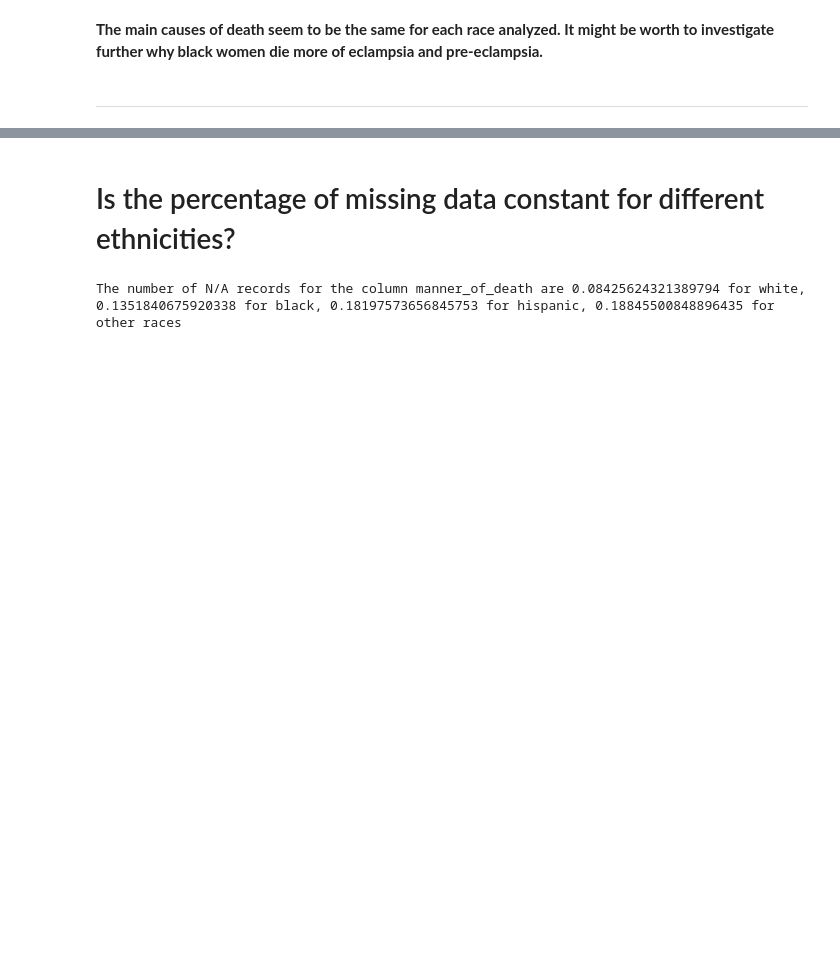
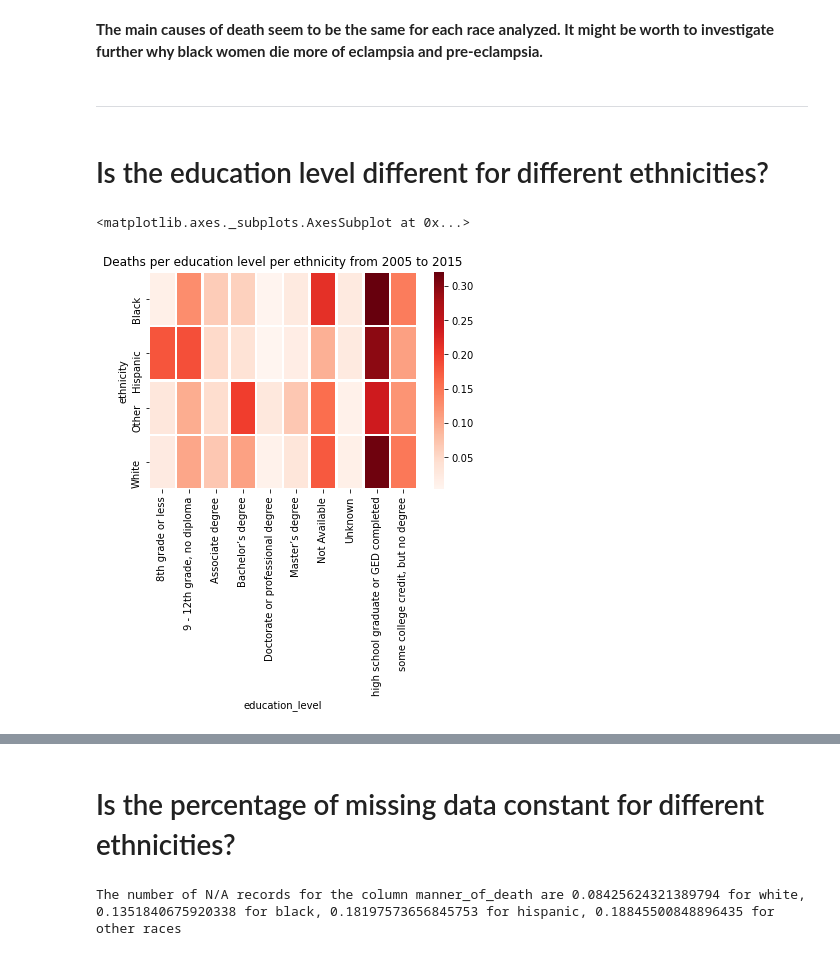
Before and after one commit to andrezafeu/maternal_mortality, a Jupyter notebook: EDA.ipynb, the cells around one changed output, grey strips where cells are left out. Saved outputs shown, nothing was run; the diff lists cells and outputs as text; code cells hidden in the pictures; blank space fills up the shorter version.

```diff
--- a/EDA.ipynb
+++ b/EDA.ipynb
@@ -568,3 +552,10 @@ create_ethnicity_heatmap(df, 'education_level', 'columns')
 **The main causes of death seem to be the same for each race analyzed.  It might be worth to investigate further why black women die more of eclampsia and pre-eclampsia.**
 # %% [markdown]
 ----
+# %% [markdown]
+# Is the education level different for different ethnicities?
+# %%
+create_ethnicity_heatmap(df, 'education_level', 'index', False)
+# %% [output]
+<matplotlib.axes._subplots.AxesSubplot at 0x...>
+[figure, added]
```
Also changed, not shown: parts of 10 cells of this notebook, 2 other files.
